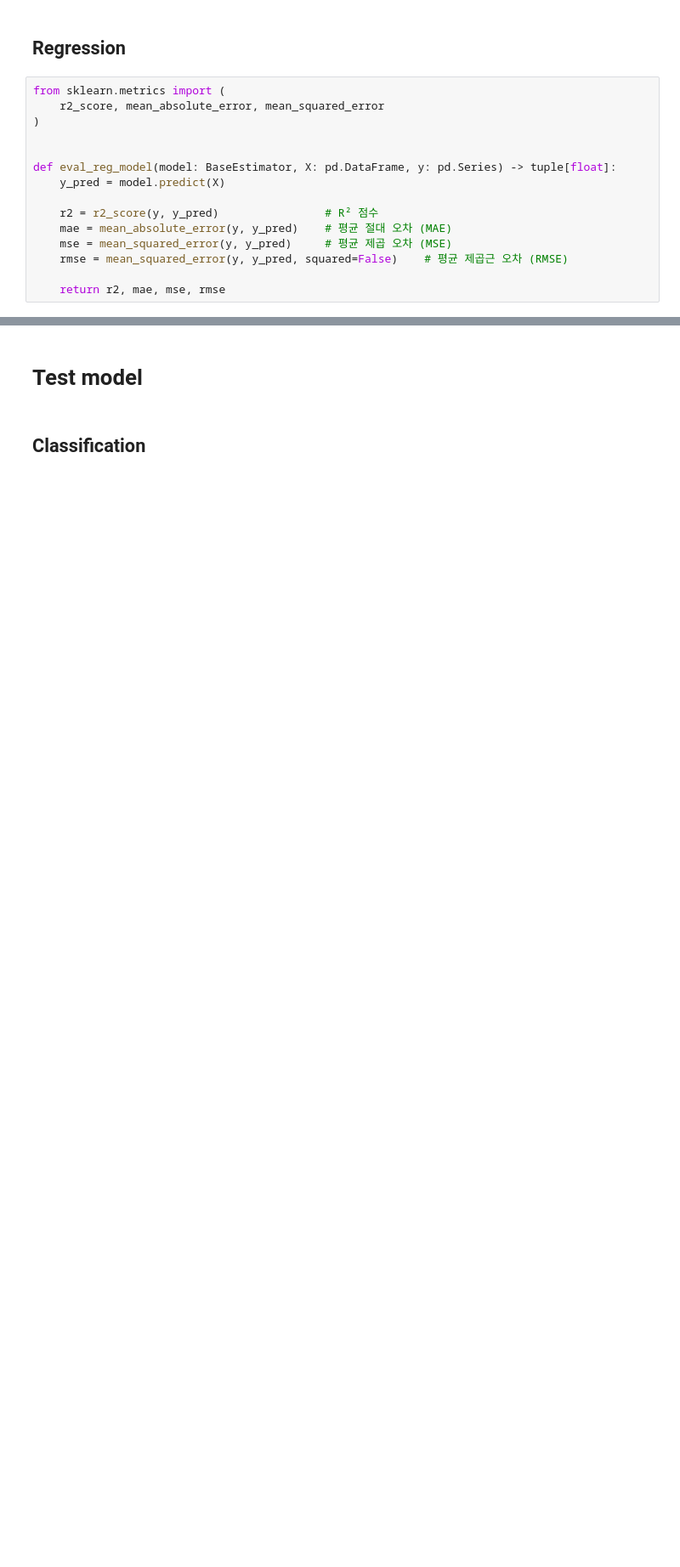
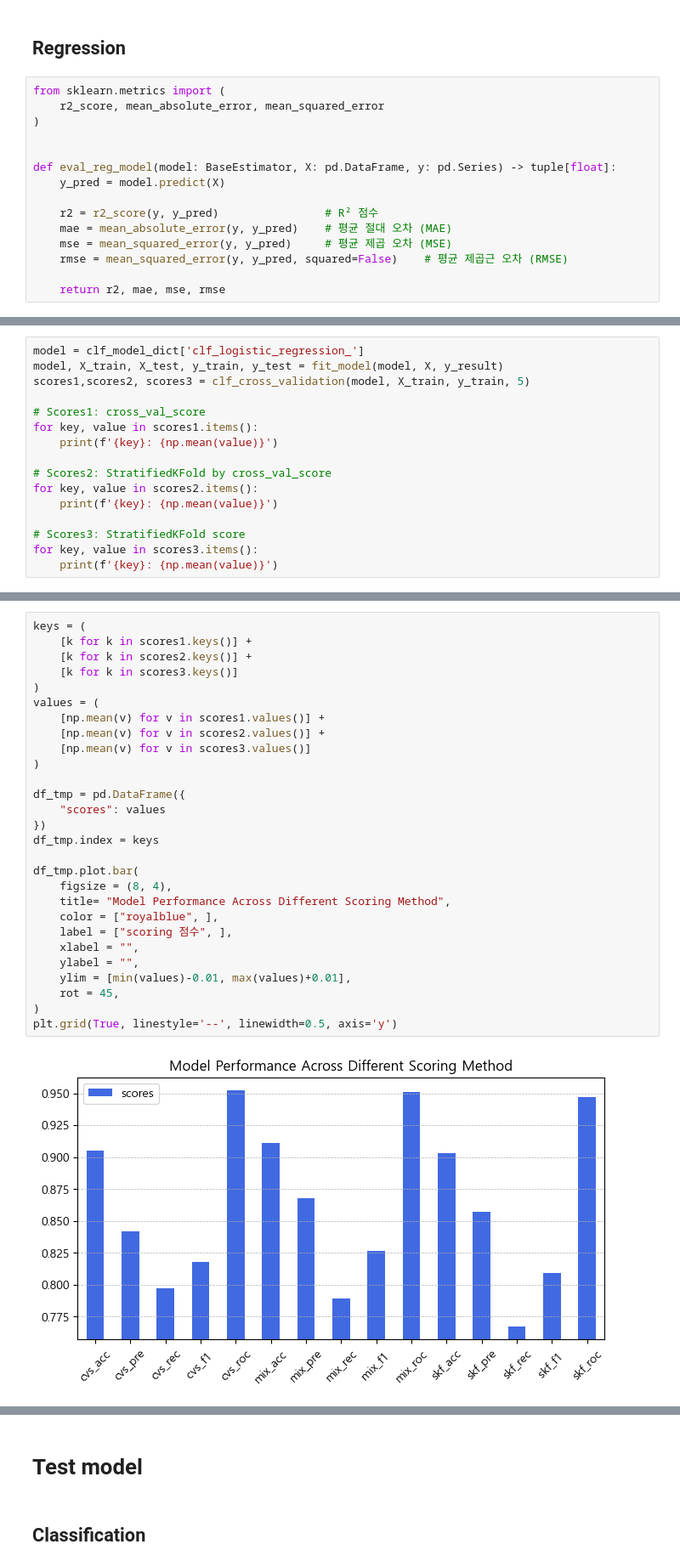
Before and after one commit to miny-genie/RTC-mariokart-8-AI, a Jupyter notebook: 3_select_model.ipynb, the cells around one changed output, grey strips where cells are left out. Shown at 85% size. Drawn from its saved outputs; the diff is of its cells as text; blank space fills up the shorter version.

```diff
--- a/3_select_model.ipynb
+++ b/3_select_model.ipynb
@@ -315,0 +279,16 @@ def eval_reg_model(model: BaseEstimator, X: pd.DataFrame, y: pd.Series) -> tuple
+# %%
+model = clf_model_dict['clf_logistic_regression_']
+model, X_train, X_test, y_train, y_test = fit_model(model, X, y_result)
+scores1,scores2, scores3 = clf_cross_validation(model, X_train, y_train, 5)
+
+# Scores1: cross_val_score
+for key, value in scores1.items():
+    print(f'{key}: {np.mean(value)}')
+
+# Scores2: StratifiedKFold by cross_val_score
+for key, value in scores2.items():
+    print(f'{key}: {np.mean(value)}')
+
+# Scores3: StratifiedKFold score
+for key, value in scores3.items():
+    print(f'{key}: {np.mean(value)}')
@@ -315,0 +311,30 @@ def eval_reg_model(model: BaseEstimator, X: pd.DataFrame, y: pd.Series) -> tuple
+# %%
+keys = (
+    [k for k in scores1.keys()] +
+    [k for k in scores2.keys()] +
+    [k for k in scores3.keys()]
+)
+values = (
+    [np.mean(v) for v in scores1.values()] +
+    [np.mean(v) for v in scores2.values()] +
+    [np.mean(v) for v in scores3.values()]
+)
+
+df_tmp = pd.DataFrame({
+    "scores": values
+})
+df_tmp.index = keys
+
+df_tmp.plot.bar(
+    figsize = (8, 4),
+    title= "Model Performance Across Different Scoring Method",
+    color = ["royalblue", ],
+    label = ["scoring 점수", ],
+    xlabel = "",
+    ylabel = "",
+    ylim = [min(values)-0.01, max(values)+0.01],
+    rot = 45,
+)
+plt.grid(True, linestyle='--', linewidth=0.5, axis='y')
+# %% [output]
+[figure, added]
```
Also changed, not shown: parts of 18 cells of this notebook.
